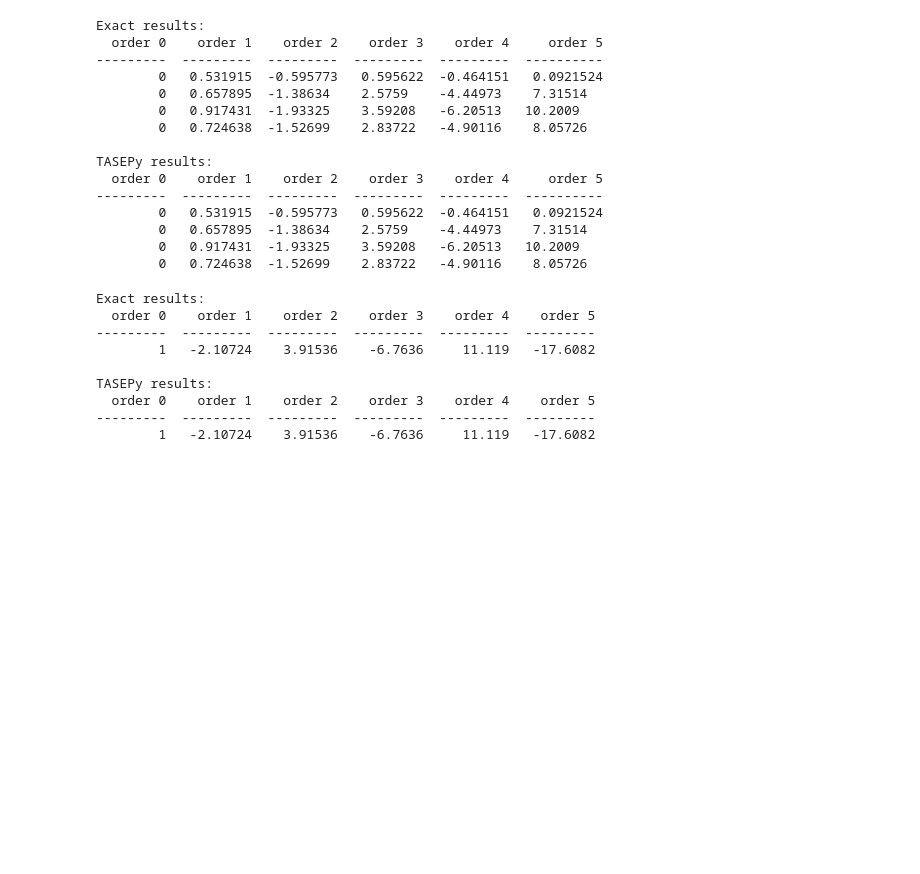
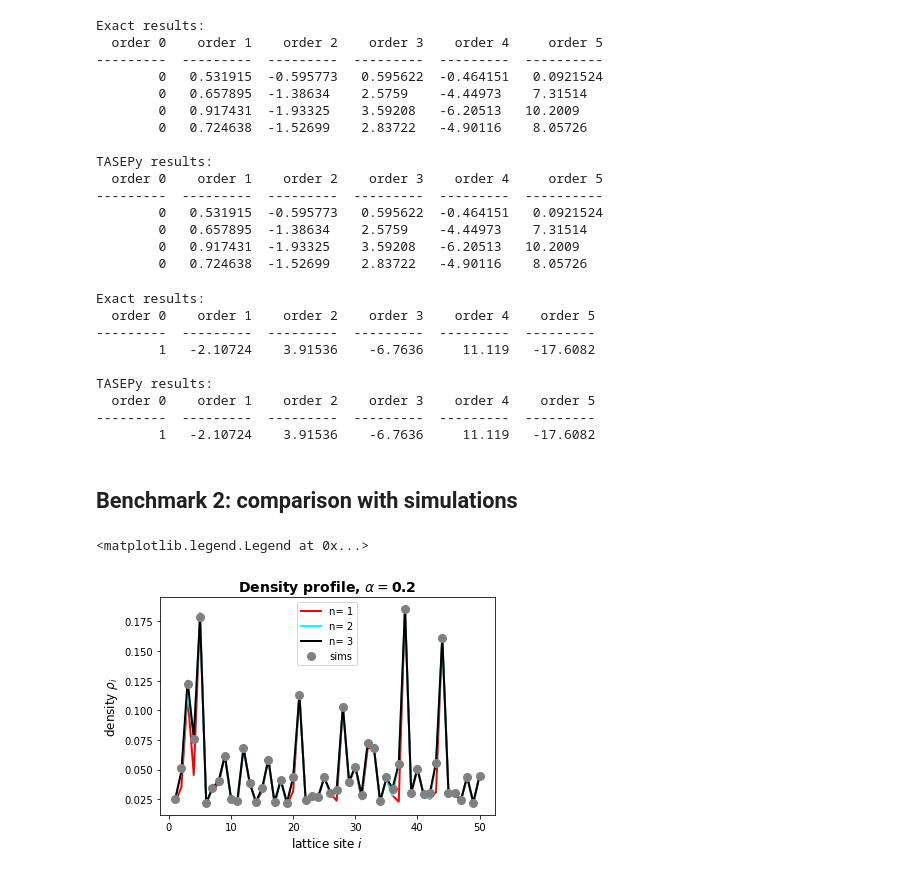
Before and after one commit to ExclusionProcess-tools/TASEPy, a Jupyter notebook: TASEPy_benchmarks.ipynb, the cells around one changed output. Saved outputs shown, nothing was run; the diff lists cells and outputs as text; code cells hidden in the pictures; blank space fills up the shorter version.

Commit message:
updated benchmarks L = 50

```diff
--- a/TASEPy_benchmarks.ipynb
+++ b/TASEPy_benchmarks.ipynb
@@ -283,3 +283,5 @@ TASEPy results:
   order 0    order 1    order 2    order 3    order 4    order 5
 ---------  ---------  ---------  ---------  ---------  ---------
         1   -2.10724    3.91536    -6.7636     11.119   -17.6082
+# %% [markdown]
+## Benchmark 2: comparison with simulations
@@ -285,0 +324,29 @@ TASEPy results:
+# %%
+rhocoeff, Jcoeff = psa_compute(rates, K=3, ll=1)
+# %%
+alpha = 0.2
+# %%
+profile_TASEPy = local_density(rhocoeff, alpha)
+# %%
+import matplotlib.pyplot as plt
+import matplotlib.ticker as ticker
+
+sites = [x + 1 for x in range(len(profile_TASEPy[0]))]
+
+plt.plot(sites, profile_TASEPy[1], linewidth=2, label='n= 1' , color='red', linestyle='-')
+plt.plot(sites, profile_TASEPy[2], linewidth=2, label='n= 2' , color='cyan', linestyle='-')
+plt.plot(sites, profile_TASEPy[3], linewidth=2, label='n= 3' , color='black', linestyle='-')
+
+plt.plot(sites, profile_simulations, 'o', label='sims' , color='gray', ms = 8)
+
+plt.xlabel(r'lattice site $i$', fontsize=12)
+plt.ylabel(r'density $\rho_i$', fontsize=12)
+
+# Set the title
+plt.title(r'Density profile, $\alpha = $' +
+             str(alpha), fontsize=14, fontweight='bold')
+
+plt.legend(loc='upper center')
+# %% [output]
+<matplotlib.legend.Legend at 0x...>
+[figure, added]
```
Also changed, not shown: parts of 4 cells of this notebook, 2 other files.
